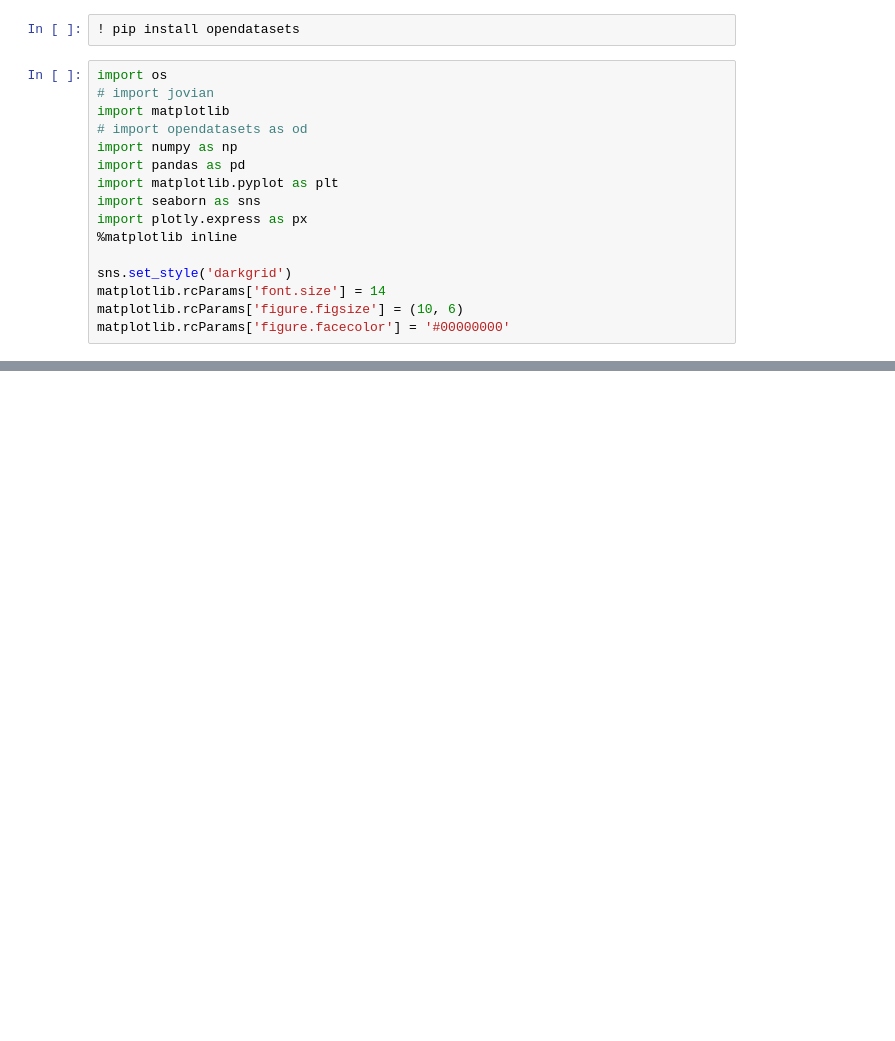
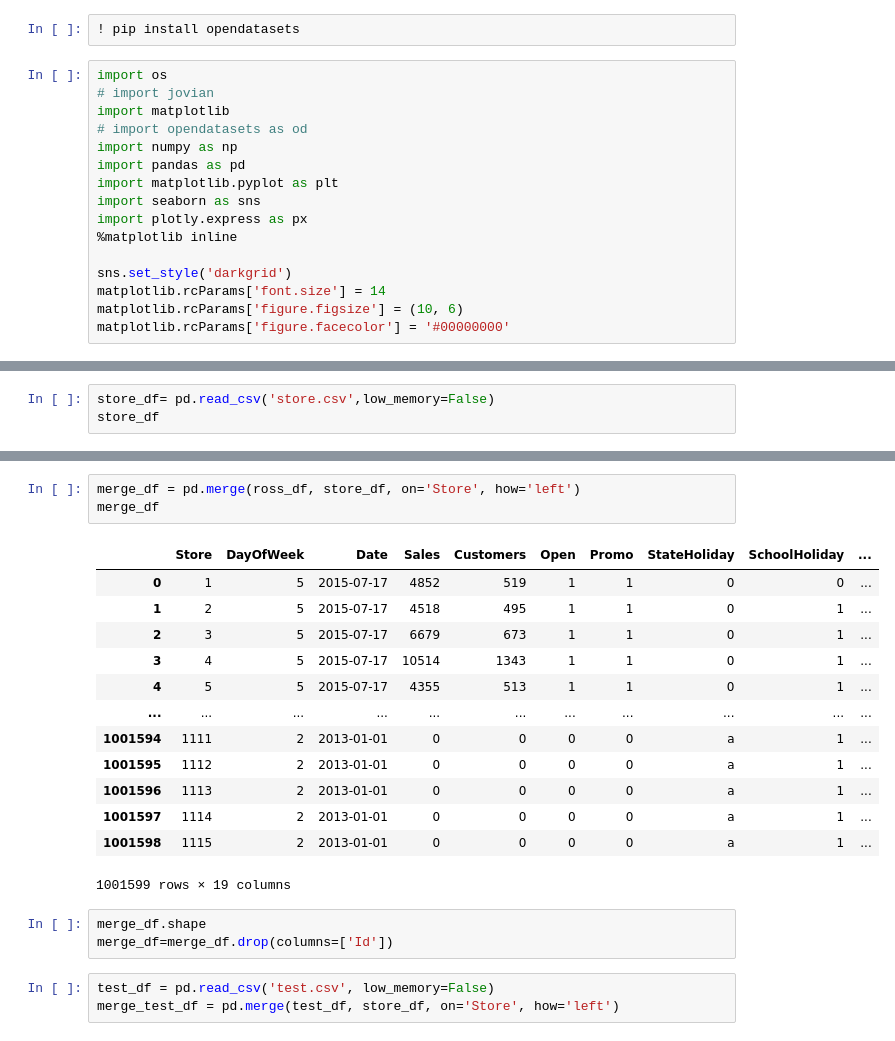
Before and after one commit to 22AmitDeo/Approaching-Machine-Learning-Problems, a Jupyter notebook: notebook.ipynb, the cells around one changed output, grey strips where cells are left out. Cells and saved outputs as stored; diff of their text form; blank space fills up the shorter version.

```diff
--- a/notebook.ipynb
+++ b/notebook.ipynb
@@ -37,0 +55,3 @@ matplotlib.rcParams['figure.facecolor'] = '#00000000'
+# %%
+store_df= pd.read_csv('store.csv',low_memory=False)
+store_df
@@ -37,0 +72,23 @@ matplotlib.rcParams['figure.facecolor'] = '#00000000'
+# %%
+merge_df = pd.merge(ross_df, store_df, on='Store', how='left')
+merge_df
+# %% [output]
+|  | Store | DayOfWeek | Date | Sales | Customers | Open | Promo | StateHoliday | SchoolHoliday | ... |
+| 0 | 1 | 5 | 2015-07-17 | 4852 | 519 | 1 | 1 | 0 | 0 | ... |
+| 1 | 2 | 5 | 2015-07-17 | 4518 | 495 | 1 | 1 | 0 | 1 | ... |
+| 2 | 3 | 5 | 2015-07-17 | 6679 | 673 | 1 | 1 | 0 | 1 | ... |
+| 3 | 4 | 5 | 2015-07-17 | 10514 | 1343 | 1 | 1 | 0 | 1 | ... |
+| 4 | 5 | 5 | 2015-07-17 | 4355 | 513 | 1 | 1 | 0 | 1 | ... |
+| ... | ... | ... | ... | ... | ... | ... | ... | ... | ... | ... |
+| 1001594 | 1111 | 2 | 2013-01-01 | 0 | 0 | 0 | 0 | a | 1 | ... |
+| 1001595 | 1112 | 2 | 2013-01-01 | 0 | 0 | 0 | 0 | a | 1 | ... |
+| 1001596 | 1113 | 2 | 2013-01-01 | 0 | 0 | 0 | 0 | a | 1 | ... |
+| 1001597 | 1114 | 2 | 2013-01-01 | 0 | 0 | 0 | 0 | a | 1 | ... |
+| 1001598 | 1115 | 2 | 2013-01-01 | 0 | 0 | 0 | 0 | a | 1 | ... |
+1001599 rows × 19 columns
+# %%
+merge_df.shape
+merge_df=merge_df.drop(columns=['Id'])
+# %%
+test_df = pd.read_csv('test.csv', low_memory=False)
+merge_test_df = pd.merge(test_df, store_df, on='Store', how='left')
```
Also changed, not shown: parts of 8 cells of this notebook.
